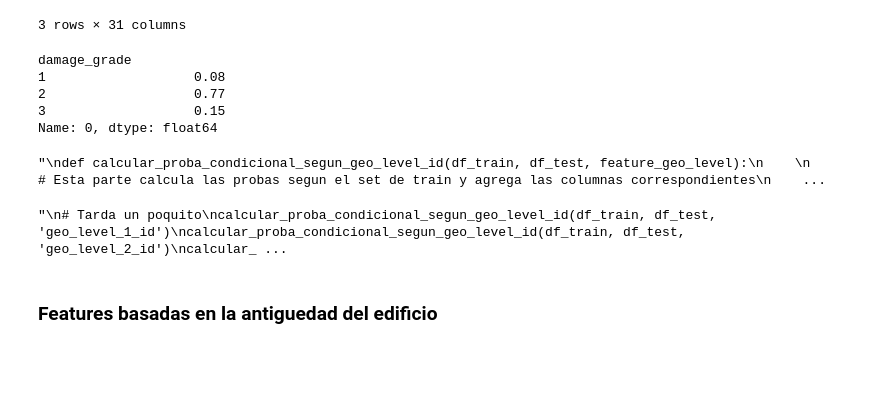
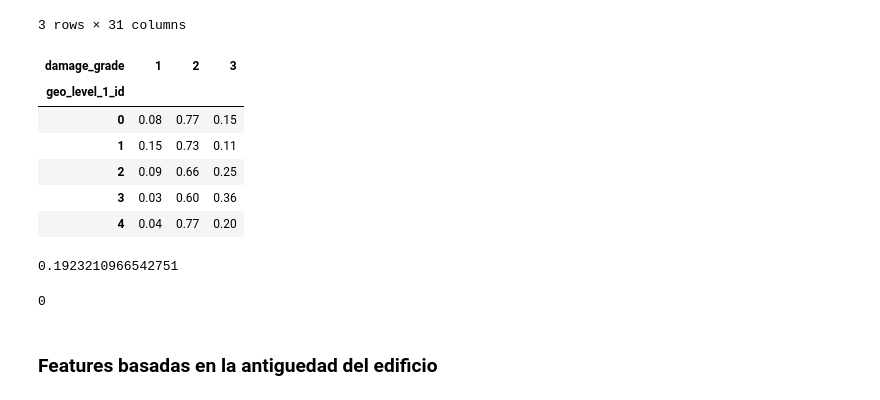
Before and after one commit to FacuMastri/richters-predictor-earthquake, a Jupyter notebook: tp2/feature-engineering.ipynb, the cells around one changed output. Cells and saved outputs as stored; diff of their text form; code cells hidden in the pictures; blank space fills up the shorter version.

```diff
--- a/tp2/feature-engineering.ipynb
+++ b/tp2/feature-engineering.ipynb
@@ -181,19 +181,30 @@ test
 | 2 | 0.77 | 0.73 | 0.66 | 0.60 | 0.77 | 0.75 | 0.67 | 0.59 | 0.45 | 0.69 | ... |
 | 3 | 0.15 | 0.11 | 0.25 | 0.36 | 0.20 | 0.09 | 0.25 | 0.35 | 0.52 | 0.17 | ... |
 3 rows × 31 columns
-# %%
-test[0]
-# %% [output]
-damage_grade
-1                   0.08
-2                   0.77
-3                   0.15
-Name: 0, dtype: float64
+# %%
+test = test.T
+test.head()
+# %% [output]
+| damage_grade | 1 | 2 | 3 |
+| geo_level_1_id |  |  |  |
+| 0 | 0.08 | 0.77 | 0.15 |
+| 1 | 0.15 | 0.73 | 0.11 |
+| 2 | 0.09 | 0.66 | 0.25 |
+| 3 | 0.03 | 0.60 | 0.36 |
+| 4 | 0.04 | 0.77 | 0.20 |
+# %%
+test[1].get(20, 0)
+# %% [output]
+0.1923210966542751
+# %%
+test[1].get(54, 0)
+# %% [output]
+0
 # %%
 # TODO: Antes de esto podriamos chequear la cardinalidad del geo level 3 y geo level 2 pq tienen muchos valores posibles
 # los IDs que tienen pocos valores los podriamos agrupar.
 # Tambien podriamos probar con algun encoder
-'''
+
 def calcular_proba_condicional_segun_geo_level_id(df_train, df_test, feature_geo_level):
 
     # Esta parte calcula las probas segun el set de train y agrega las columnas correspondientes
@@ -215,25 +226,19 @@ def calcular_proba_condicional_segun_geo_level_id(df_train, df_test, feature_geo
     proba_segun_danio_1.clear()
     proba_segun_danio_2.clear()
     proba_segun_danio_3.clear()
+    probas_condicionales = probas_condicionales.T
     for _id in df_test[feature_geo_level]:
-        proba_segun_danio_1.append(probas_condicionales[_id][1])
-        proba_segun_danio_2.append(probas_condicionales[_id][2])
-        proba_segun_danio_3.append(probas_condicionales[_id][3])
+        proba_segun_danio_1.append(probas_condicionales[1].get(_id, 0))
+        proba_segun_danio_2.append(probas_condicionales[2].get(_id, 0))
+        proba_segun_danio_3.append(probas_condicionales[3].get(_id, 0))
     df_test['proba_danio_1_dado_' + aux_feature_geo_level] = proba_segun_danio_1
     df_test['proba_danio_2_dado_' + aux_feature_geo_level] = proba_segun_danio_2
     df_test['proba_danio_3_dado_' + aux_feature_geo_level] = proba_segun_danio_3
-'''
-# %% [output]
-"\ndef calcular_proba_condicional_segun_geo_level_id(df_train, df_test, feature_geo_level):\n    \n    # Esta parte calcula las probas segun el set de train y agrega las columnas correspondientes\n    ...
 # %%
-'''
 # Tarda un poquito
 calcular_proba_condicional_segun_geo_level_id(df_train, df_test, 'geo_level_1_id')
 calcular_proba_condicional_segun_geo_level_id(df_train, df_test, 'geo_level_2_id')
 calcular_proba_condicional_segun_geo_level_id(df_train, df_test, 'geo_level_3_id')
-'''
-# %% [output]
-"\n# Tarda un poquito\ncalcular_proba_condicional_segun_geo_level_id(df_train, df_test, 'geo_level_1_id')\ncalcular_proba_condicional_segun_geo_level_id(df_train, df_test, 'geo_level_2_id')\ncalcular_ ...
 # %% [markdown]
 ### Features basadas en la antiguedad del edificio
 # %%
```
Also changed, not shown: parts of 12 cells of this notebook.
